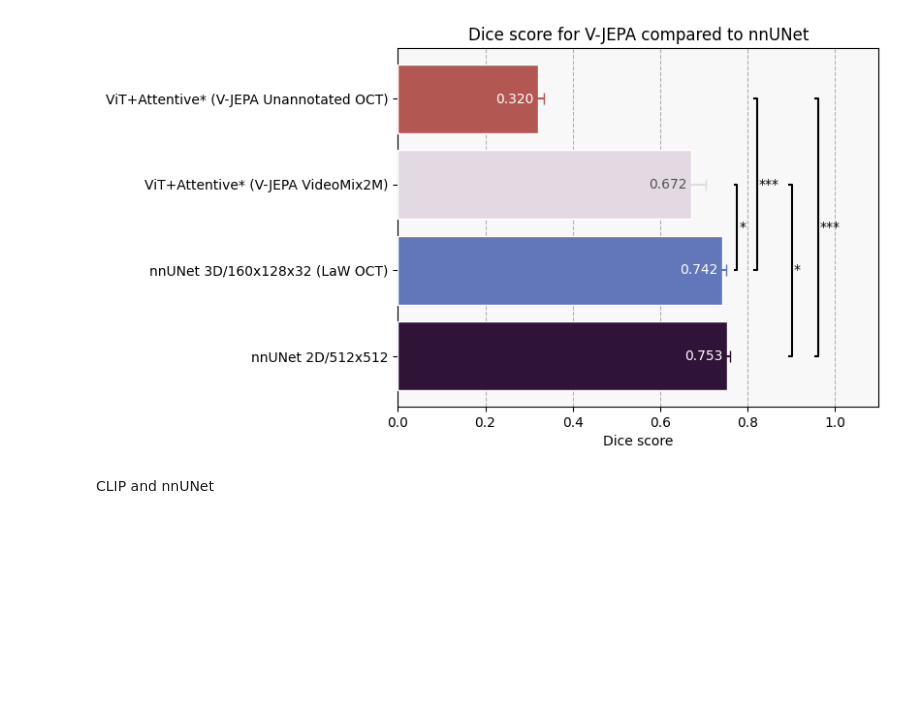
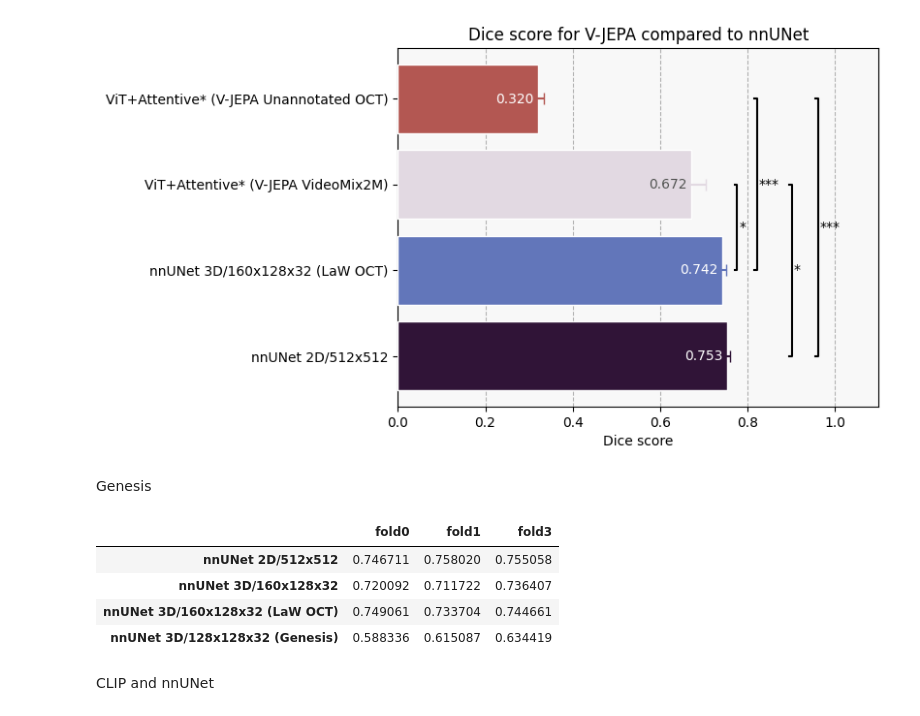
Before and after one commit to icekang/master_thesis, a Jupyter notebook: result figure generator/plot_graph.ipynb, the cells around one changed output. Cells and saved outputs as stored; diff of their text form; code cells hidden in the pictures; blank space fills up the shorter version.

```diff
--- a/result figure generator/plot_graph.ipynb
+++ b/result figure generator/plot_graph.ipynb
@@ -326,3 +334,14 @@ fig.savefig('nnUNet_and_VJEPA_results.png', dpi=1000, bbox_inches='tight')
 plt.show()
 # %% [output]
 [figure]
+# %% [markdown]
+Genesis
+# %%
+nnunet_and_genesis = final_results.iloc[[0, 7, 8 ,4], :3]
+nnunet_and_genesis
+# %% [output]
+|  | fold0 | fold1 | fold3 |
+| nnUNet 2D/512x512 | 0.746711 | 0.758020 | 0.755058 |
+| nnUNet 3D/160x128x32 | 0.720092 | 0.711722 | 0.736407 |
+| nnUNet 3D/160x128x32 (LaW OCT) | 0.749061 | 0.733704 | 0.744661 |
+| nnUNet 3D/128x128x32 (Genesis) | 0.588336 | 0.615087 | 0.634419 |
```
Also changed, not shown: parts of 10 cells of this notebook, 7 other files.
